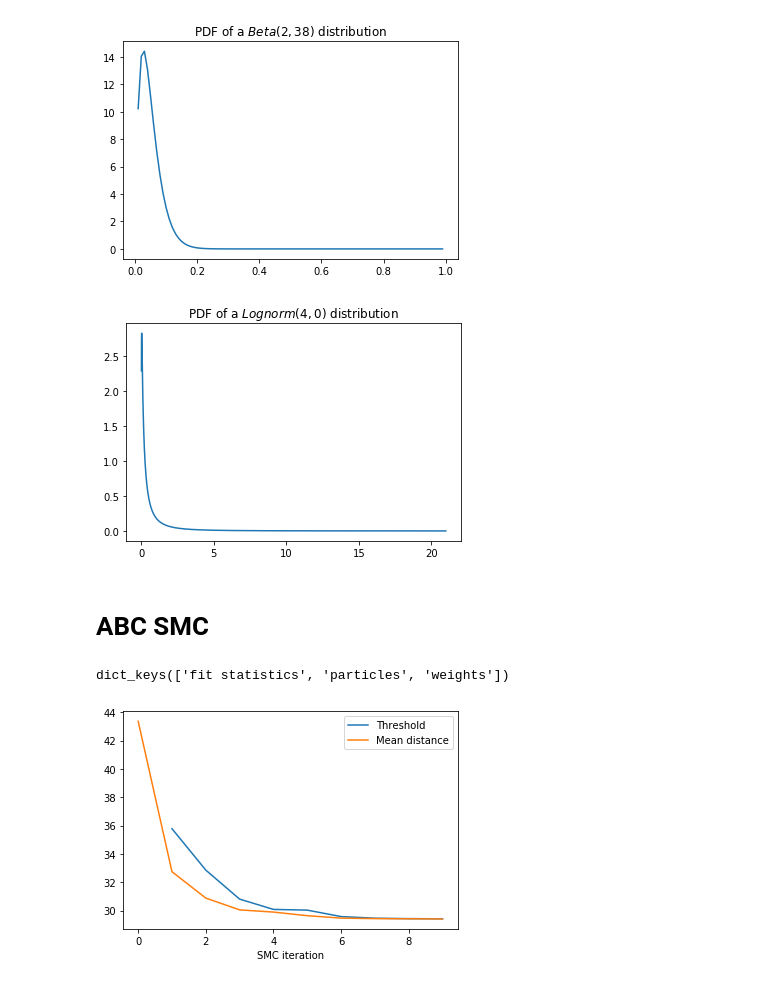
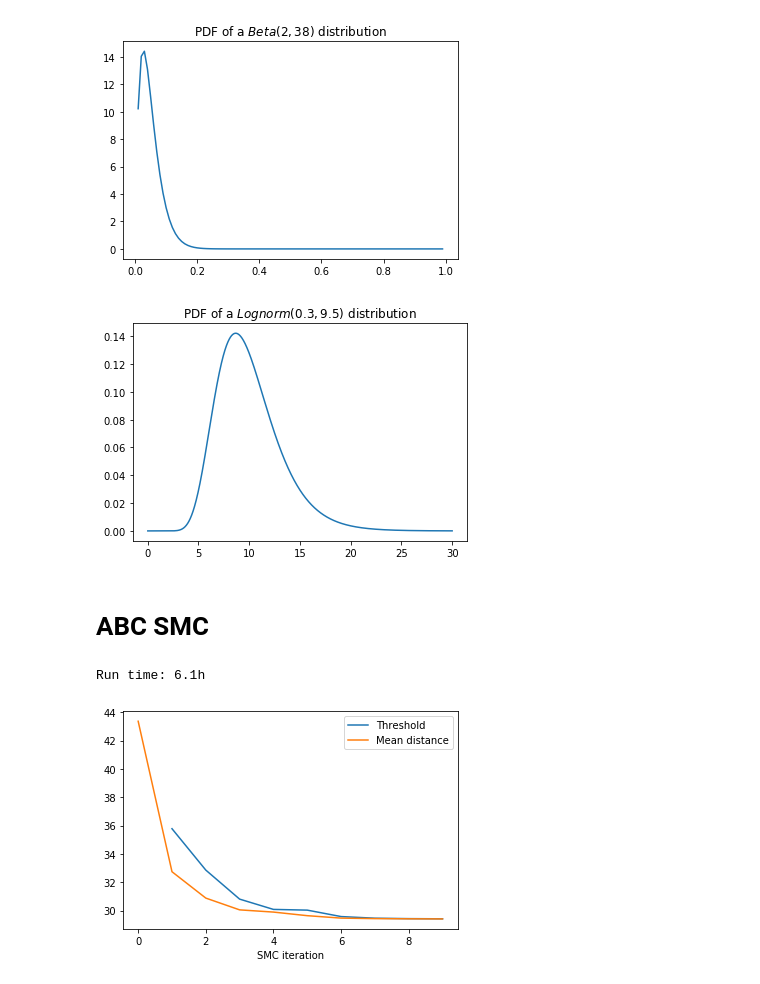
Before and after one commit to magicicada/simple_network_sim, a Jupyter notebook: doc/notebooks/Inference - ABC SMC.ipynb, the cells around one changed output. Drawn from its saved outputs; the diff is of its cells as text; code cells hidden in the pictures.

```diff
--- a/doc/notebooks/Inference - ABC SMC.ipynb
+++ b/doc/notebooks/Inference - ABC SMC.ipynb
@@ -110,25 +102,26 @@ plt.title(f"PDF of a $Beta({location}, {location * (1 - mean) / mean:.0f})$ dist
 # %%
 from scipy.stats import lognorm
 
-mean = 1.
+mean = 10.
 var = 10.
 sigma = np.sqrt(np.log(1 + (var / mean**2)))
 mu = np.log(mean / np.sqrt(1 + (var / mean**2)))
 
 x = np.arange (0.01, mean + 2 * var, 0.01)
 y = lognorm(s=sigma, loc=0., scale=np.exp(mu)).pdf(x)
 plt.plot(x, y);
-plt.title(f"PDF of a $Lognorm({location}, {location * (1 - mean) / mean:.0f})$ distribution");
+plt.title(f"PDF of a $Lognorm({sigma:.1f}, {np.exp(mu):.1f})$ distribution");
 # %% [output]
-[figure, old version]
+[figure, new version]
 # %% [markdown]
 # ABC SMC
 # %%
 summary = inf.run_inference([], "../../config_inference.yaml")
-# %%
-summary.keys()
-# %% [output]
-dict_keys(['fit statistics', 'particles', 'weights'])
+# %%
+time = np.sum([int(v["time"].replace("s", "")) for v in summary["fit statistics"].values()]) / 60 / 60
+print(f"Run time: {time:.1f}h")
+# %% [output]
+Run time: 6.1h
 # %%
 distances = pd.DataFrame({k: v["distances"] for k, v in summary["fit statistics"].items()})
 thresholds = pd.DataFrame([{k: v["threshold"] for k, v in summary["fit statistics"].items()}])
```
Also changed, not shown: parts of 5 cells of this notebook, 1 other file.
